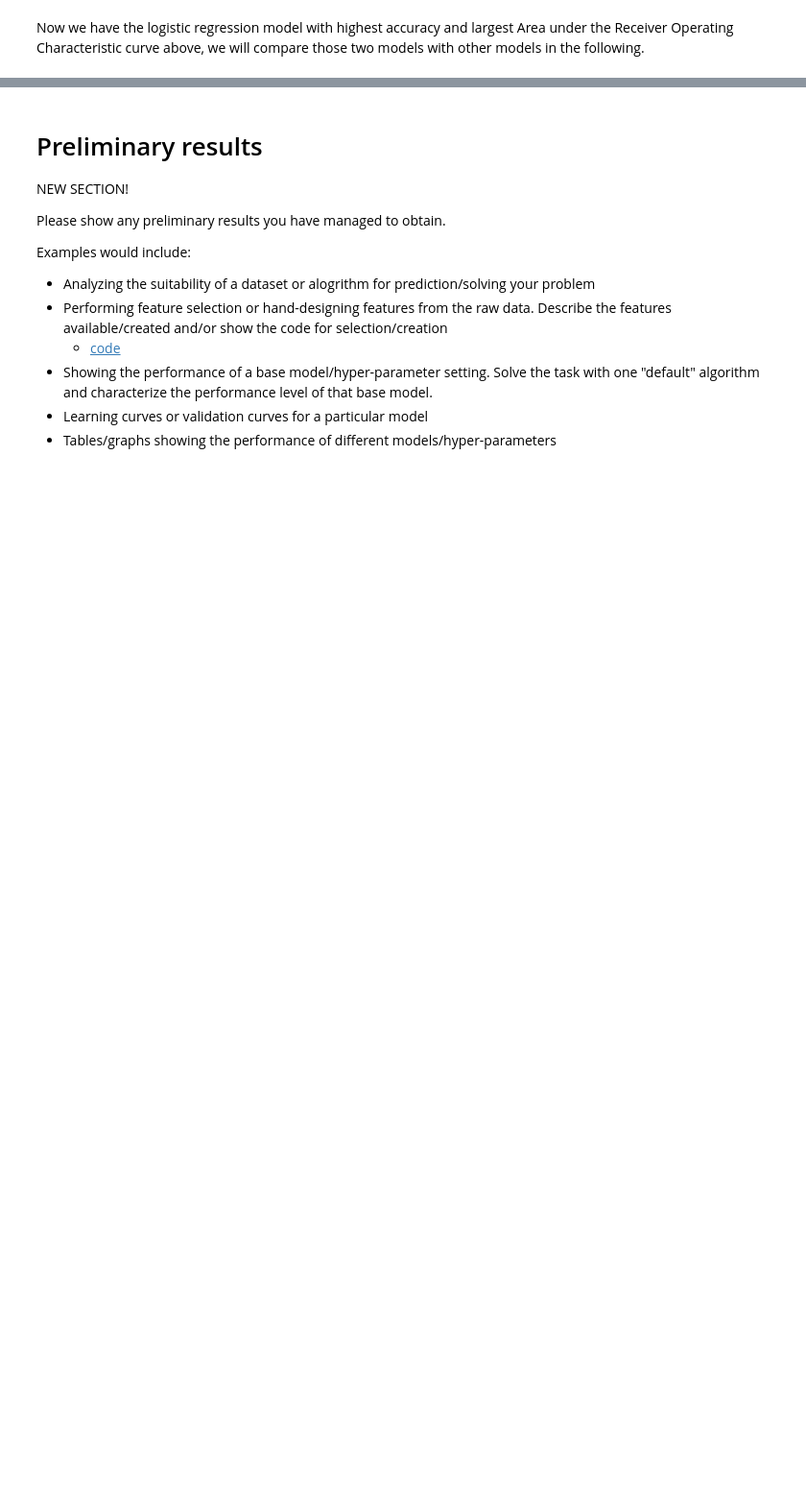
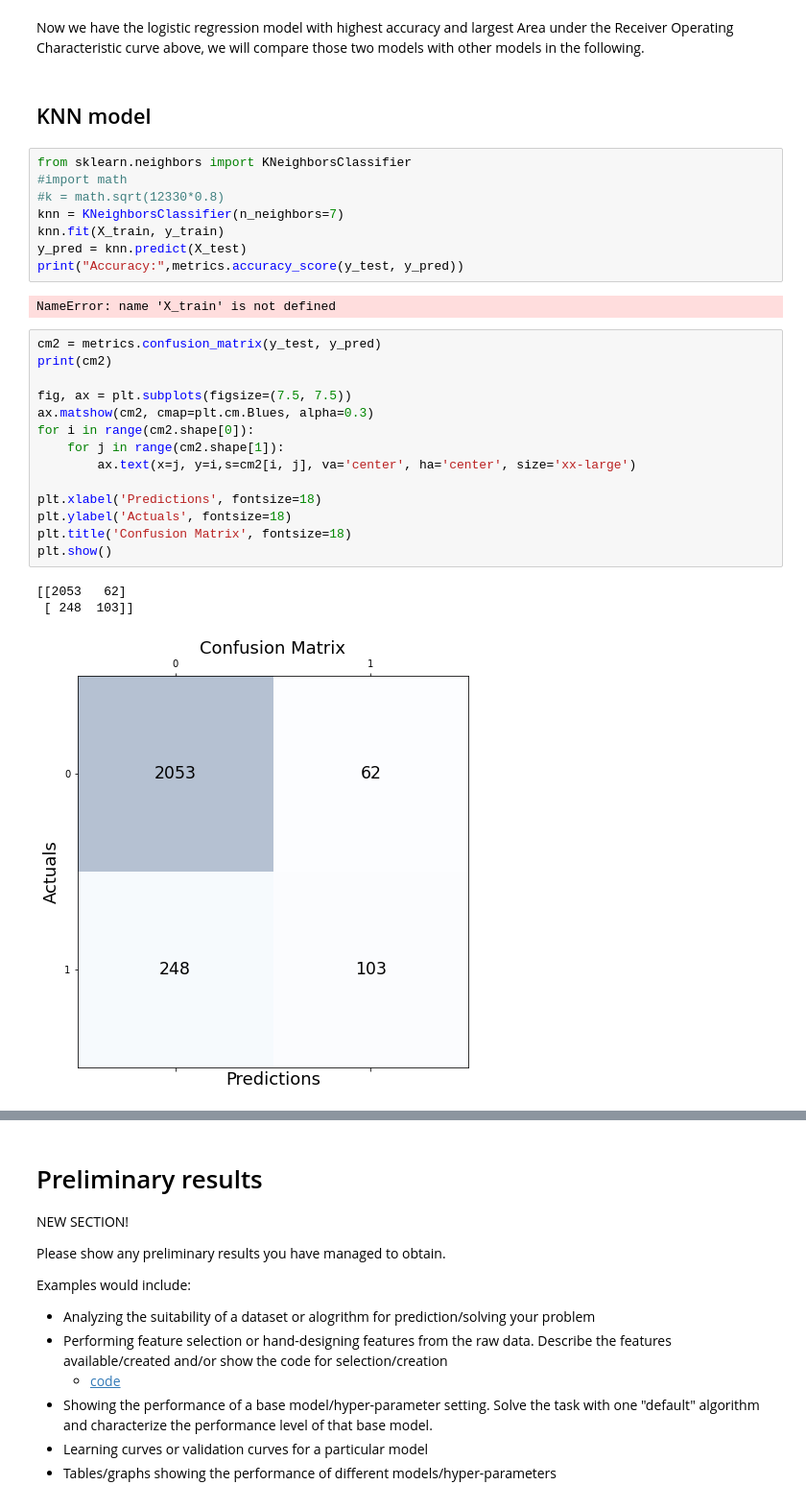
Before and after one commit to COGS118A/Group014-Sp22, a Jupyter notebook: Checkpoint_group014.ipynb, the cells around one changed output, grey strips where cells are left out. Shown at 96% size. Drawn from its saved outputs; the diff is of its cells as text; blank space fills up the shorter version.

```diff
--- a/Checkpoint_group014.ipynb
+++ b/Checkpoint_group014.ipynb
@@ -609,3 +575,33 @@ Area under the Receiver Operating Characteristic curve: 0.9105264930324032
 [figure]
 # %% [markdown]
 Now we have the logistic regression model with highest accuracy and largest Area under the Receiver Operating Characteristic curve above, we will compare those two models with other models in the following.
+# %% [markdown]
+## KNN model
+# %%
+from sklearn.neighbors import KNeighborsClassifier
+#import math
+#k = math.sqrt(12330*0.8)
+knn = KNeighborsClassifier(n_neighbors=7)
+knn.fit(X_train, y_train)
+y_pred = knn.predict(X_test)
+print("Accuracy:",metrics.accuracy_score(y_test, y_pred))
+# %% [output]
+NameError: name 'X_train' is not defined
+# %%
+cm2 = metrics.confusion_matrix(y_test, y_pred)
+print(cm2)
+
+fig, ax = plt.subplots(figsize=(7.5, 7.5))
+ax.matshow(cm2, cmap=plt.cm.Blues, alpha=0.3)
+for i in range(cm2.shape[0]):
+    for j in range(cm2.shape[1]):
+        ax.text(x=j, y=i,s=cm2[i, j], va='center', ha='center', size='xx-large')
+
+plt.xlabel('Predictions', fontsize=18)
+plt.ylabel('Actuals', fontsize=18)
+plt.title('Confusion Matrix', fontsize=18)
+plt.show()
+# %% [output]
+[[2053   62]
+ [ 248  103]]
+[figure, added]
```
Also changed, not shown: parts of 17 cells of this notebook.
